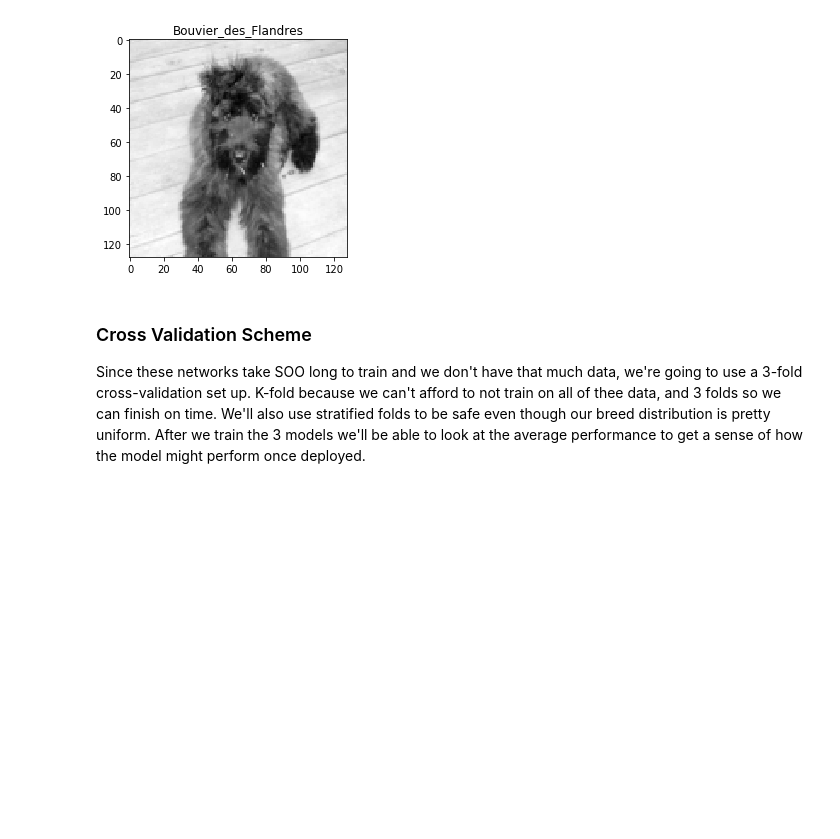
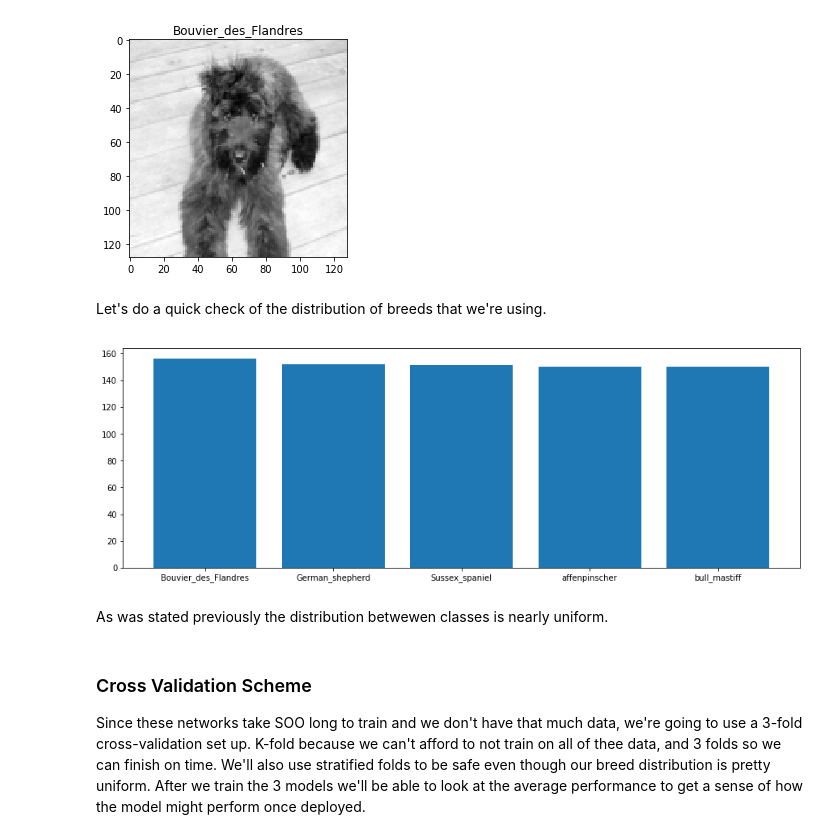
Before and after one commit to ncmatson/SMU_ML_Labs, a Jupyter notebook: 07smuml/lab7.ipynb, the cells around one changed output. Cells and saved outputs as stored; diff of their text form; code cells hidden in the pictures; blank space fills up the shorter version.

```diff
--- a/07smuml/lab7.ipynb
+++ b/07smuml/lab7.ipynb
@@ -129,6 +129,17 @@ plt.title(labels[0])
 plt.show()
 # %% [output]
 [figure]
+# %% [markdown]
+Let's do a quick check of the distribution of breeds that we're using.
+# %%
+plt.figure(figsize=(15, 5))
+plt.bar(list(set(y)), pd.Series(y).value_counts())
+plt.xticks(np.arange(5), enc.classes_)
+plt.show()
+# %% [output]
+[figure, added]
+# %% [markdown]
+As was stated previously the distribution betwewen classes is nearly uniform.
 # %% [markdown]
 ### Cross Validation Scheme
 
```
Also changed, not shown: parts of 24 cells of this notebook, 1 other file.
